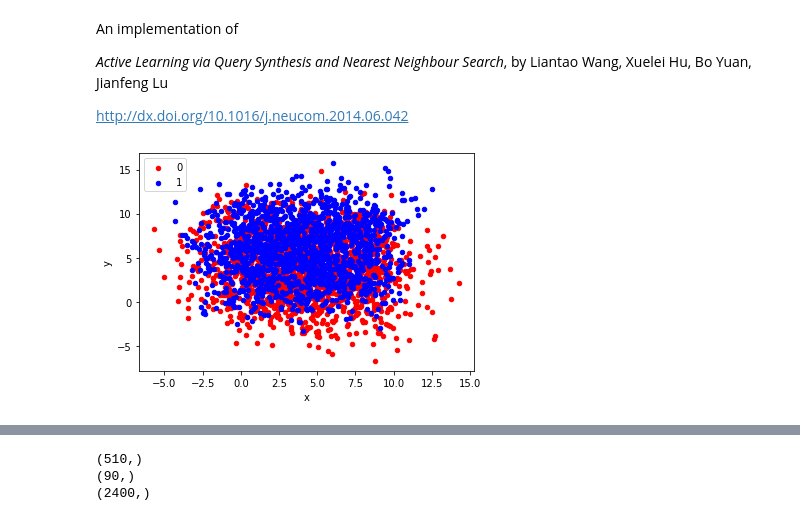
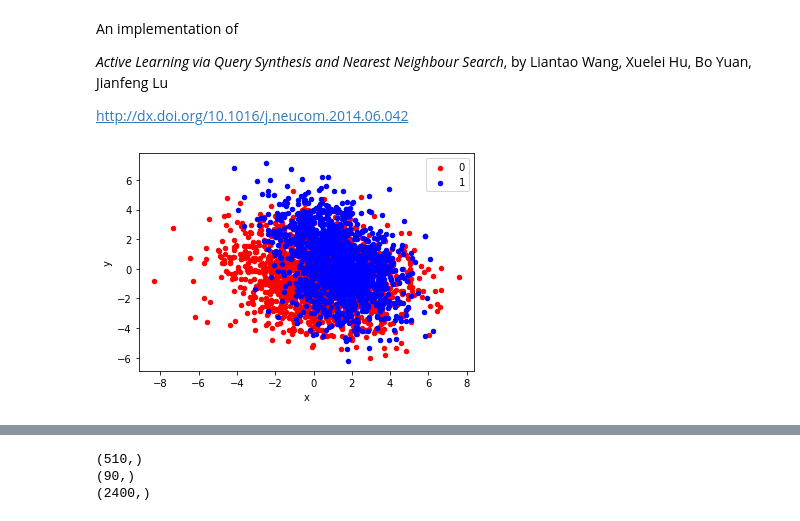
Before and after one commit to simonlevine/membership-query-synthesis, a Jupyter notebook: mqs_clf.ipynb, the cells around one changed output, grey strips where cells are left out. Drawn from its saved outputs; the diff is of its cells as text; code cells hidden in the pictures.

```diff
--- a/mqs_clf.ipynb
+++ b/mqs_clf.ipynb
@@ -16,20 +16,20 @@ import numpy as np
 # %%
 from sklearn.datasets import make_moons,make_classification
 from matplotlib import pyplot
 from pandas import DataFrame
 # generate 2d classification dataset
 # X, y = make_moons(n_samples=3000, noise=0.15)
 X, y = make_classification(n_samples=3000,n_features=20, n_redundant=2, n_informative=10,
-                           random_state=1, n_clusters_per_class=1)
+                           random_state=1, n_clusters_per_class=2)
 rng = np.random.RandomState(2)
-X += 10 * rng.uniform(size=X.shape)
+X += .5 * rng.uniform(size=X.shape)
 # scatter plot, dots colored by class value
 df = DataFrame(dict(x=X[:,0], y=X[:,1], label=y))
 colors = {0:'red', 1:'blue'}
 fig, ax = pyplot.subplots()
 grouped = df.groupby('label')
 for key, group in grouped:
     group.plot(ax=ax, kind='scatter', x='x', y='y', label=key, color=colors[key])
 pyplot.show()
 # %% [output]
-[figure, old version]
+[figure, new version]
```
Also changed, not shown: parts of 7 cells of this notebook.
